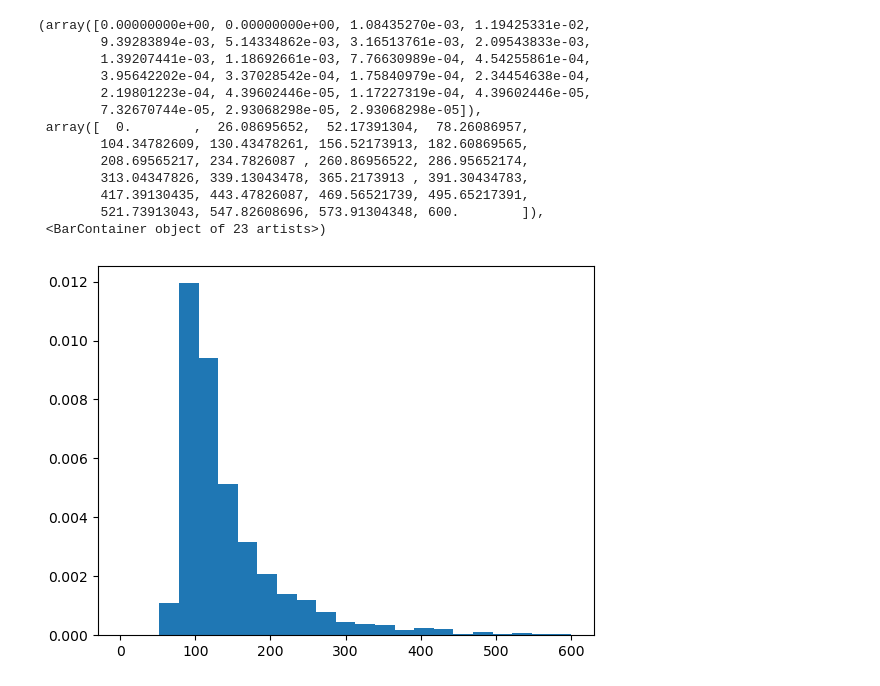
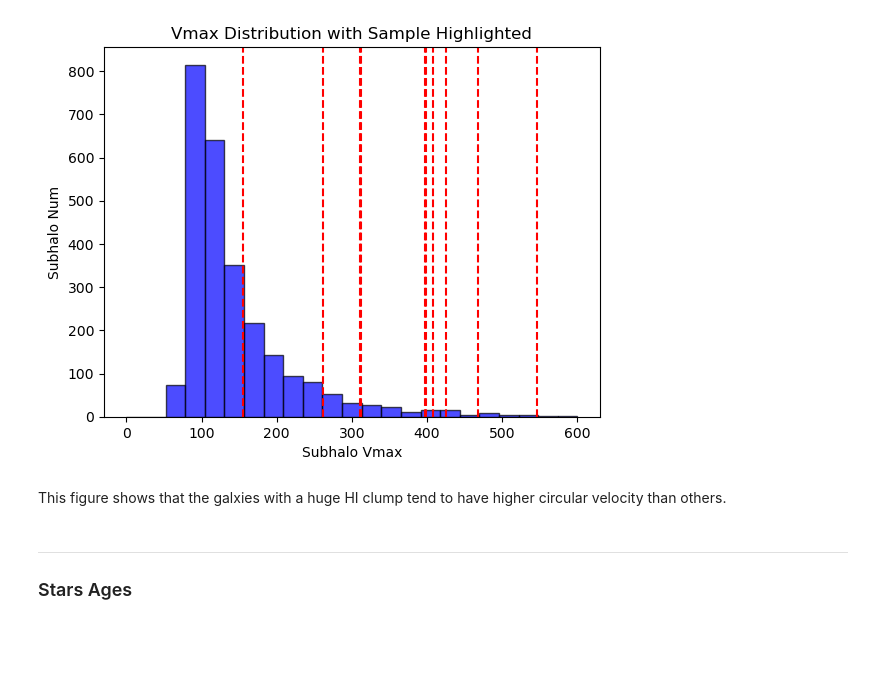
Before and after one commit to XingyaoCai/HI-Clumps, a Jupyter notebook: Low_Bright_Surface_Galaxy_Parameters.ipynb, the cells around one changed output. Saved outputs shown, nothing was run; the diff lists cells and outputs as text; code cells hidden in the pictures; blank space fills up the shorter version.

```diff
--- a/Low_Bright_Surface_Galaxy_Parameters.ipynb
+++ b/Low_Bright_Surface_Galaxy_Parameters.ipynb
@@ -26,11 +31,14 @@ Critial_Density_h = Critial_Density / h**2  # E10M_Sum/(kpc/h)^3
 # %%
-Subhalo_Fields=['SubhaloMassType','SubhaloVmax','SubhaloStarMetallicity']
-PartType4_Fields=['GFM_Metallicity','GFM_StellarFormationTime']
+Subhalo_Fields = ['SubhaloMassType', 'SubhaloVmax']
+PartType4_Fields = ['Masses', 'GFM_Metallicity', 'GFM_StellarFormationTime']
 # %%
-for Subhalo_Index in Lbsg_Indcies_Array:
-    Current_Snapshot=99
-    Subhalo_Dict=il.groupcat.loadSingle(basePath,Current_Snapshot,-1,Subhalo_Index)
-    for Field in Subhalo_Fields:
-        globals()[Field]=Subhalo_Dict[Field]
+# Load the Vmax data for Lbsg Samples
+Lbsg_Vmax_List = list()
+for Subhalo_Index in Lbsg_Indices_Array:
 
-    print(SubhaloVmax)
+    Current_Snapshot = 99
+
+    Subhalo_Dict = il.groupcat.loadSingle(
+        basePath, Current_Snapshot, -1, Subhalo_Index)
+
+    Lbsg_Vmax_List.append(Subhalo_Dict['SubhaloVmax'])
@@ -48,22 +45,25 @@ for Subhalo_Index in Lbsg_Indcies_Array:
 # %%
-Subhalos_Dict=il.groupcat.loadSubhalos(basePath,99,fields=Subhalo_Fields)
-condition=(Subhalos_Dict['SubhaloMassType'][:,4]>0.1)
-Galaxies_Indices=np.where(condition)[0]
+# Load the galaxies with stellar mass greater than 1E9 MassOfSun
+Subhalos_Dict = il.groupcat.loadSubhalos(basePath, 99, fields=Subhalo_Fields)
+condition = (Subhalos_Dict['SubhaloMassType'][:, 4] > 0.1) & (
+    Subhalos_Dict['SubhaloMassType'][:, 4] < 100)
+Galaxies_Indices = np.where(condition)[0]
+Galaxies_Indices.shape
-# %%
-bins=np.linspace(0,600,24)
-plt.hist(Subhalos_Dict['SubhaloVmax'][Galaxies_Indices],bins,density=1)
-# %% [output]
-(array([0.00000000e+00, 0.00000000e+00, 1.08435270e-03, 1.19425331e-02,
-        9.39283894e-03, 5.14334862e-03, 3.16513761e-03, 2.09543833e-03,
-        1.39207441e-03, 1.18692661e-03, 7.76630989e-04, 4.54255861e-04,
-        3.95642202e-04, 3.37028542e-04, 1.75840979e-04, 2.34454638e-04,
-        2.19801223e-04, 4.39602446e-05, 1.17227319e-04, 4.39602446e-05,
-        7.32670744e-05, 2.93068298e-05, 2.93068298e-05]),
- array([  0.        ,  26.08695652,  52.17391304,  78.26086957,
-        104.34782609, 130.43478261, 156.52173913, 182.60869565,
-        208.69565217, 234.7826087 , 260.86956522, 286.95652174,
-        313.04347826, 339.13043478, 365.2173913 , 391.30434783,
-        417.39130435, 443.47826087, 469.56521739, 495.65217391,
-        521.73913043, 547.82608696, 573.91304348, 600.        ]),
- <BarContainer object of 23 artists>)
-[figure, removed]
+# %%
+bins = np.linspace(0, 600, 24)
+plt.hist(Subhalos_Dict['SubhaloVmax'][Galaxies_Indices],
+         bins, alpha=0.7, color='blue', edgecolor='black')
+plt.xlabel('Subhalo Vmax')
+plt.ylabel('Subhalo Num')
+plt.title('Vmax Distribution with Sample Highlighted')
+highlight_values = np.array(Lbsg_Vmax_List)
+for value in highlight_values:
+    plt.axvline(x=value, color='red', linestyle='dashed',
+                linewidth=1.5, label=f'Value: {value}')
+# %% [output]
+[figure, added]
+# %% [markdown]
+This figure shows that the galxies with a huge HI clump tend to have higher circular velocity than others.
+# %% [markdown]
+---
+### Stars Ages
```
Also changed, not shown: parts of 13 cells of this notebook.
